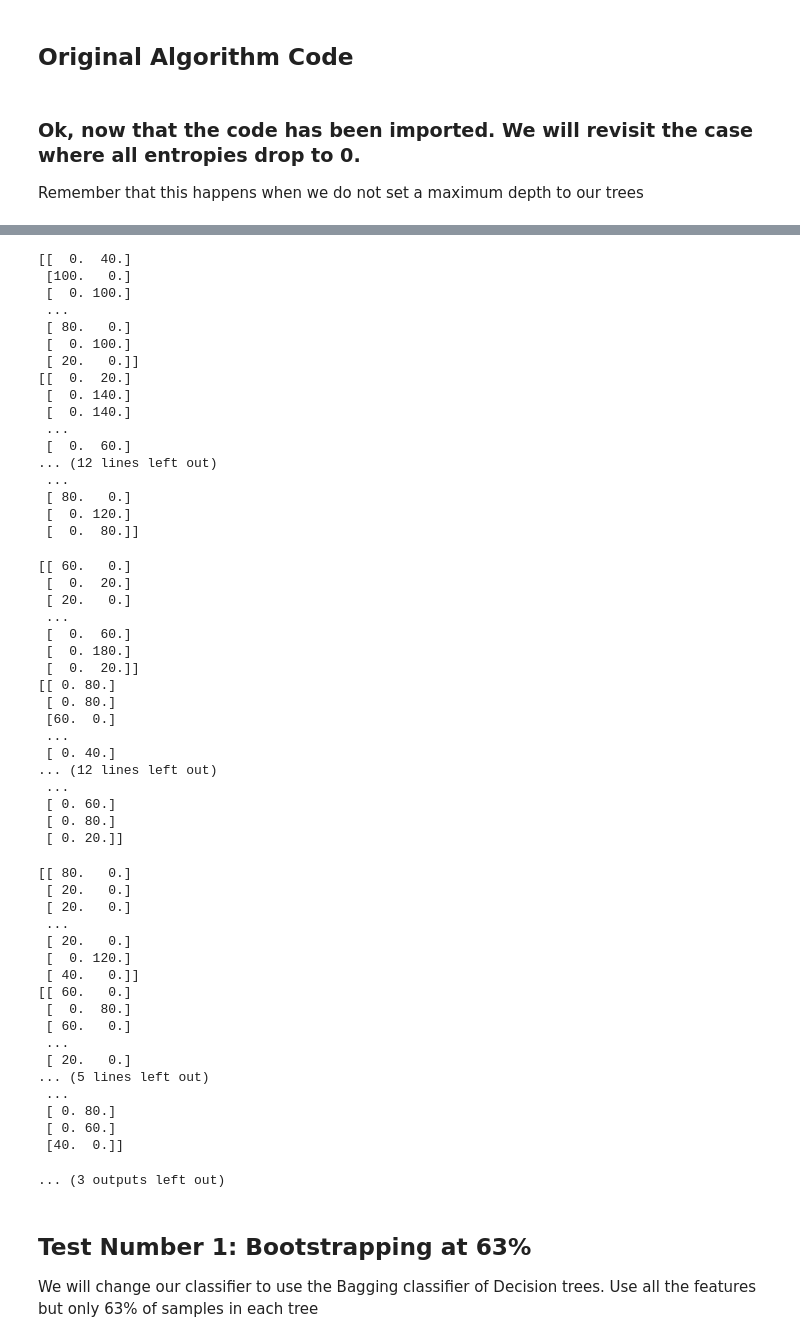
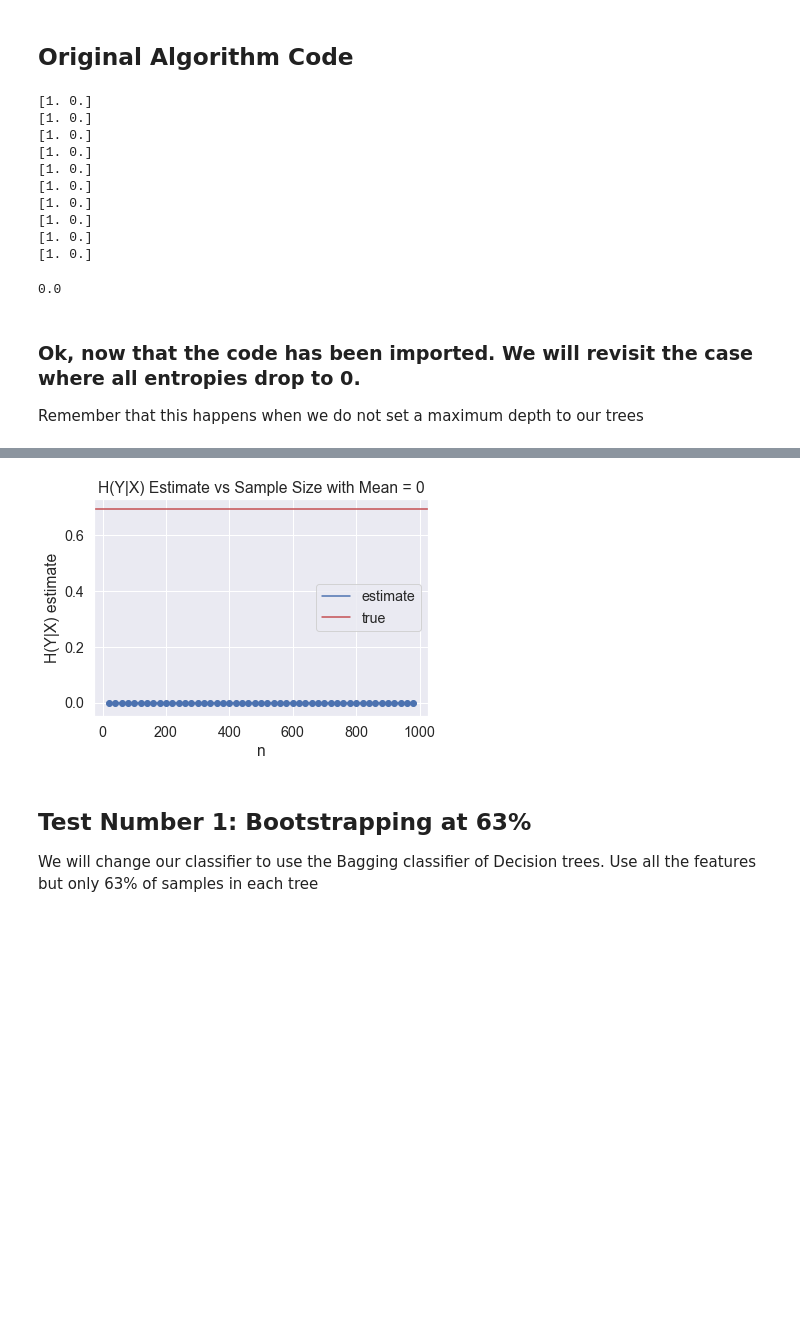
Before and after one commit to rguo123/conditional_entropy_forests, a Jupyter notebook: Preventing Overfitting in Random Forest Estimate.ipynb, the cells around one changed output, grey strips where cells are left out. Drawn from its saved outputs; the diff is of its cells as text; code cells hidden in the pictures; blank space fills up the shorter version.

```diff
--- a/Preventing Overfitting in Random Forest Estimate.ipynb
+++ b/Preventing Overfitting in Random Forest Estimate.ipynb
@@ -48,7 +48,7 @@ from sklearn import tree
 from scipy.stats import entropy
 
 def estimate_conditional_entropy(X, y, n_trees = 10, max_depth = None, bootstrap = False):
-    model = RandomForestClassifier(bootstrap = bootstrap, n_estimators =n_trees, max_depth = max_depth, random_state = 0)
+    model = RandomForestClassifier(bootstrap = bootstrap, n_estimators =n_trees, max_depth = max_depth)
     model.fit(X, y)
     class_counts = np.zeros((X.shape[0], model.n_classes_))
     for tree_in_forest in model:
@@ -58,21 +58,36 @@ def estimate_conditional_entropy(X, y, n_trees = 10, max_depth = None, bootstrap
         partition_counts = np.asarray([node_counts[x] for x in tree_in_forest.apply(X)])
         # get class probability for all x (x.length, n_classes)
         class_probs = tree_in_forest.predict_proba(X)
+        print(class_probs[0])
         # get elements by performing row wise multiplication
         elems = np.multiply(class_probs, partition_counts[:, np.newaxis])
         # update counts for that tree
         class_counts += elems
-
-    print(class_counts)
     probs = class_counts/class_counts.sum(axis=1, keepdims=True)
     entropies = -np.sum(np.log(probs)*probs, axis = 1)
     # convert nan to 0
-    #entropies = np.nan_to_num(entropies)
+    entropies = np.nan_to_num(entropies)
     return np.mean(entropies)
+
+X, y = get_sample(400, 0, 1)
+estimate_conditional_entropy(np.array(X).reshape(-1, 1), y, 10)
+# %% [output]
+[1. 0.]
+[1. 0.]
+[1. 0.]
+[1. 0.]
+[1. 0.]
+[1. 0.]
+[1. 0.]
+[1. 0.]
+[1. 0.]
+[1. 0.]
+0.0
 # %% [markdown]
 ### Ok, now that the code has been imported. We will revisit the case where all entropies drop to 0.
 Remember that this happens when we do not set a maximum depth to our trees
 # %%
+np.warnings.filterwarnings('ignore')
 
 def get_cond_entropy_vs_n(mean):
     conditional_entropy = []
@@ -249,55 +111,4 @@ plt.show()
-[[  0.  40.]
- [100.   0.]
- [  0. 100.]
- ...
- [ 80.   0.]
- [  0. 100.]
- [ 20.   0.]]
-[[  0.  20.]
- [  0. 140.]
- [  0. 140.]
- ...
- [  0.  60.]
-... (12 lines left out)
- ...
- [ 80.   0.]
- [  0. 120.]
- [  0.  80.]]
-[[ 60.   0.]
- [  0.  20.]
- [ 20.   0.]
- ...
- [  0.  60.]
- [  0. 180.]
- [  0.  20.]]
-[[ 0. 80.]
- [ 0. 80.]
- [60.  0.]
- ...
- [ 0. 40.]
-... (12 lines left out)
- ...
- [ 0. 60.]
- [ 0. 80.]
- [ 0. 20.]]
-[[ 80.   0.]
- [ 20.   0.]
- [ 20.   0.]
- ...
- [ 20.   0.]
- [  0. 120.]
- [ 40.   0.]]
-[[ 60.   0.]
- [  0.  80.]
- [ 60.   0.]
- ...
- [ 20.   0.]
-... (5 lines left out)
- ...
- [ 0. 80.]
- [ 0. 60.]
- [40.  0.]]
-... (3 outputs left out)
+[figure, added]
 # %% [markdown]
 ## Test Number 1: Bootstrapping at 63%
 We will change our classifier to use the Bagging classifier of Decision trees. Use all the features but only 63% of samples in each tree
```
Also changed, not shown: parts of 10 cells of this notebook, 5 other files.
